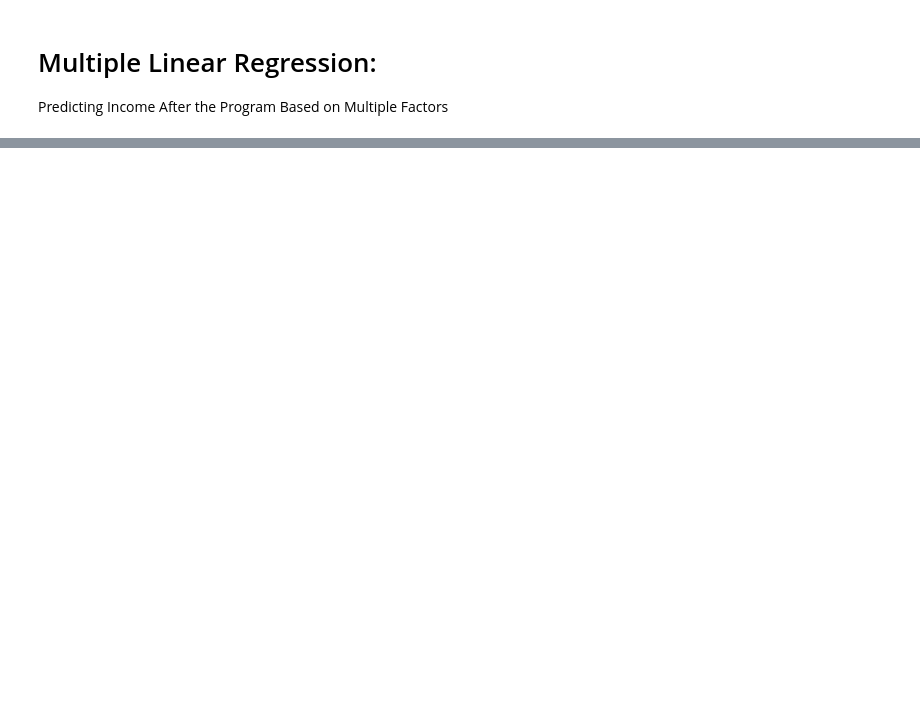
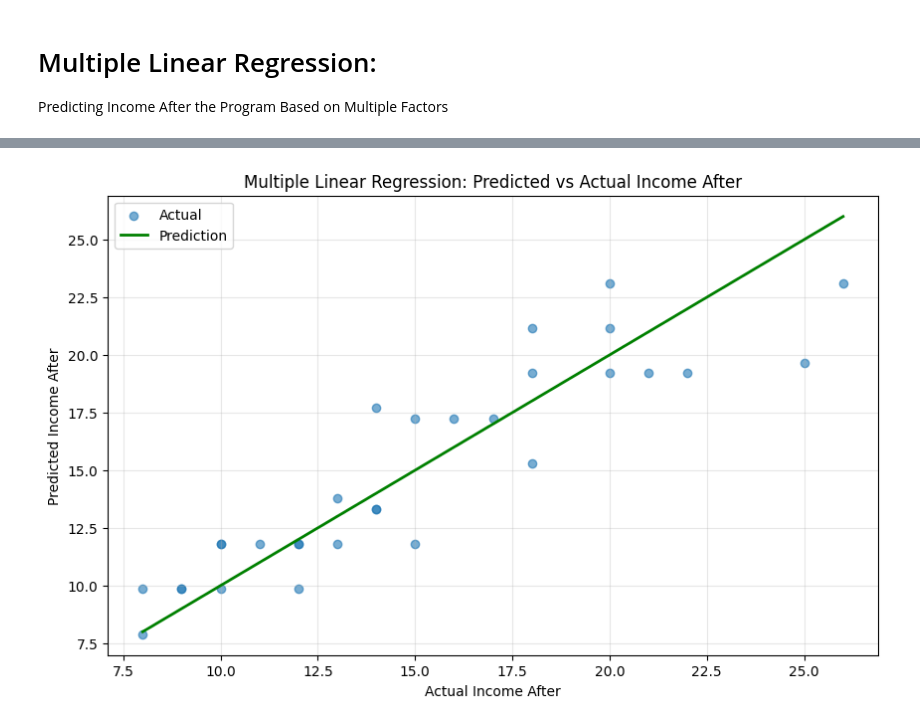
Before and after one commit to MSMacksood/Principles-of-DS-25.1-CW, a Jupyter notebook: Linear_Regression.ipynb, the cells around one changed output, grey strips where cells are left out. Cells and saved outputs as stored; diff of their text form; code cells hidden in the pictures; blank space fills up the shorter version.

```diff
--- a/Linear_Regression.ipynb
+++ b/Linear_Regression.ipynb
@@ -126,3 +143,19 @@ Covariance Type:            nonrobust
 
 Notes:
 [1] Standard Errors assume that the covariance matrix of the errors is correctly specified.
+# %%
+# Plot the multiple linear regression
+X_final = sm.add_constant(df[final_columns.drop('const')])
+predictions = final_model.predict(X_final)
+
+plt.figure(figsize=(10, 6))
+plt.scatter(Y, predictions, alpha=0.6, label='Actual')
+plt.plot([Y.min(), Y.max()], [Y.min(), Y.max()], color='green', linewidth=2, label='Prediction')
+plt.xlabel('Actual Income After')
+plt.ylabel('Predicted Income After')
+plt.title('Multiple Linear Regression: Predicted vs Actual Income After')
+plt.legend()
+plt.grid(True, alpha=0.3)
+plt.show()
+# %% [output]
+[figure, added]
```
Also changed, not shown: parts of 3 cells of this notebook, 1 other file.
